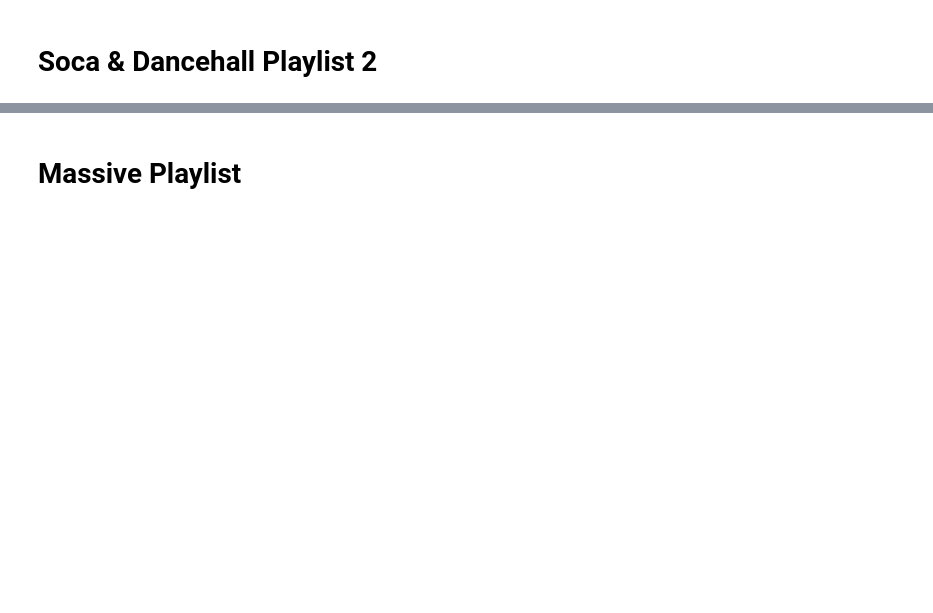
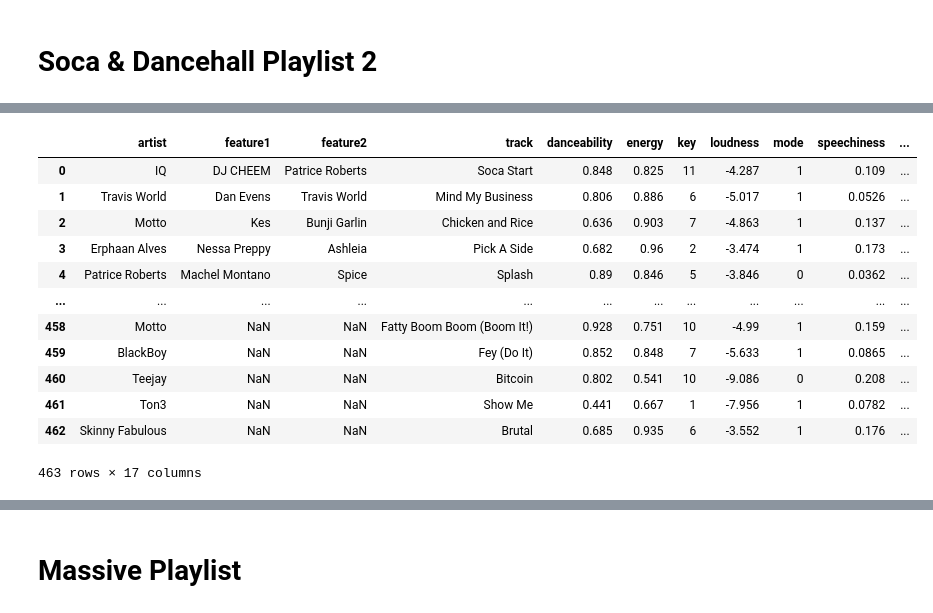
Before and after one commit to colemaqe/lab-web-scraping-single-page, a Jupyter notebook: New Playlist.ipynb, the cells around one changed output, grey strips where cells are left out. Saved outputs shown, nothing was run; the diff lists cells and outputs as text; code cells hidden in the pictures; blank space fills up the shorter version.

```diff
--- a/New Playlist.ipynb
+++ b/New Playlist.ipynb
@@ -65,0 +101,4 @@ for a in range(len(soca_playlist2)-1):
+# %%
+soca_master.rename(columns = {0:'audio_features'}, inplace = True)
+
+soca_master = soca_master.reset_index(drop=True)
@@ -65,0 +107,2 @@ for a in range(len(soca_playlist2)-1):
+# %%
+soca_master = pd.DataFrame(dict(soca_master['audio_features'])).transpose()
@@ -65,0 +111,28 @@ for a in range(len(soca_playlist2)-1):
+# %%
+soca_master.drop(['type' , 'id' , 'uri' , 'track_href' , 'analysis_url'], inplace=True, axis=1)
+# %%
+soca_artist = pd.DataFrame(soca_artist)
+soca_artist.rename(columns = {0:'artist'}, inplace = True)
+soca_feature1 = pd.DataFrame(soca_feature1)
+soca_feature1.rename(columns = {0:'feature1'}, inplace = True)
+soca_feature2 = pd.DataFrame(soca_feature2)
+soca_feature2.rename(columns = {0:'feature2'}, inplace = True)
+soca_track = pd.DataFrame(soca_track)
+soca_track.rename(columns = {0:'track'}, inplace = True)
+# %%
+master1 = pd.concat([soca_artist, soca_feature1, soca_feature2, soca_track, soca_master ], axis=1, join='outer')
+master1
+# %% [output]
+|  | artist | feature1 | feature2 | track | danceability | energy | key | loudness | mode | speechiness | ... |
+| 0 | IQ | DJ CHEEM | Patrice Roberts | Soca Start | 0.848 | 0.825 | 11 | -4.287 | 1 | 0.109 | ... |
+| 1 | Travis World | Dan Evens | Travis World | Mind My Business | 0.806 | 0.886 | 6 | -5.017 | 1 | 0.0526 | ... |
+| 2 | Motto | Kes | Bunji Garlin | Chicken and Rice | 0.636 | 0.903 | 7 | -4.863 | 1 | 0.137 | ... |
+| 3 | Erphaan Alves | Nessa Preppy | Ashleia | Pick A Side | 0.682 | 0.96 | 2 | -3.474 | 1 | 0.173 | ... |
+| 4 | Patrice Roberts | Machel Montano | Spice | Splash | 0.89 | 0.846 | 5 | -3.846 | 0 | 0.0362 | ... |
+| ... | ... | ... | ... | ... | ... | ... | ... | ... | ... | ... | ... |
+| 458 | Motto | NaN | NaN | Fatty Boom Boom (Boom It!) | 0.928 | 0.751 | 10 | -4.99 | 1 | 0.159 | ... |
+| 459 | BlackBoy | NaN | NaN | Fey (Do It) | 0.852 | 0.848 | 7 | -5.633 | 1 | 0.0865 | ... |
+| 460 | Teejay | NaN | NaN | Bitcoin | 0.802 | 0.541 | 10 | -9.086 | 0 | 0.208 | ... |
+| 461 | Ton3 | NaN | NaN | Show Me | 0.441 | 0.667 | 1 | -7.956 | 1 | 0.0782 | ... |
+| 462 | Skinny Fabulous | NaN | NaN | Brutal | 0.685 | 0.935 | 6 | -3.552 | 1 | 0.176 | ... |
+463 rows × 17 columns
```
Also changed, not shown: parts of 109 cells of this notebook, 4 other files.
